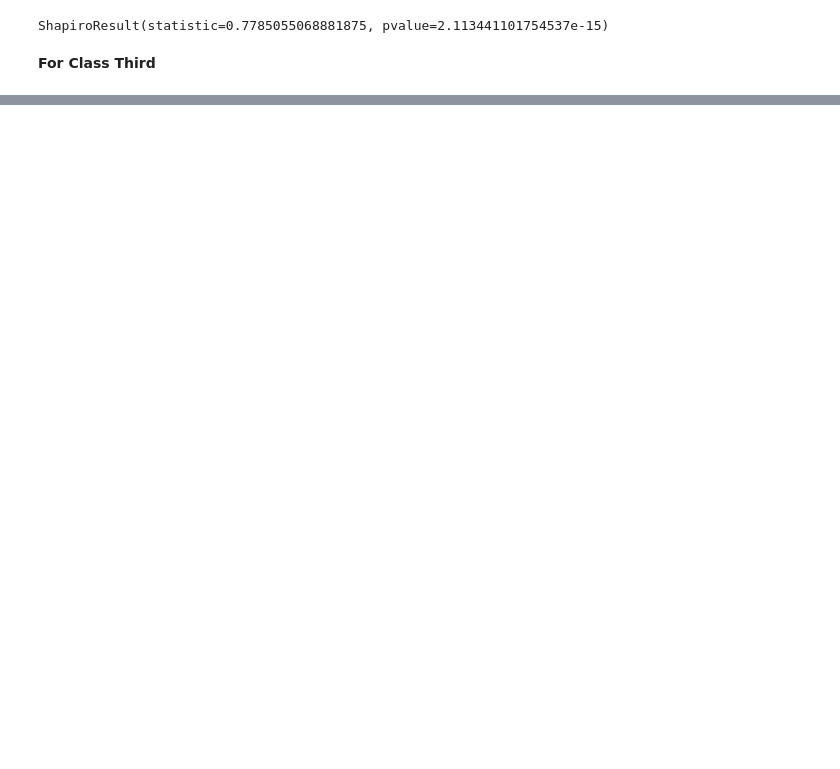
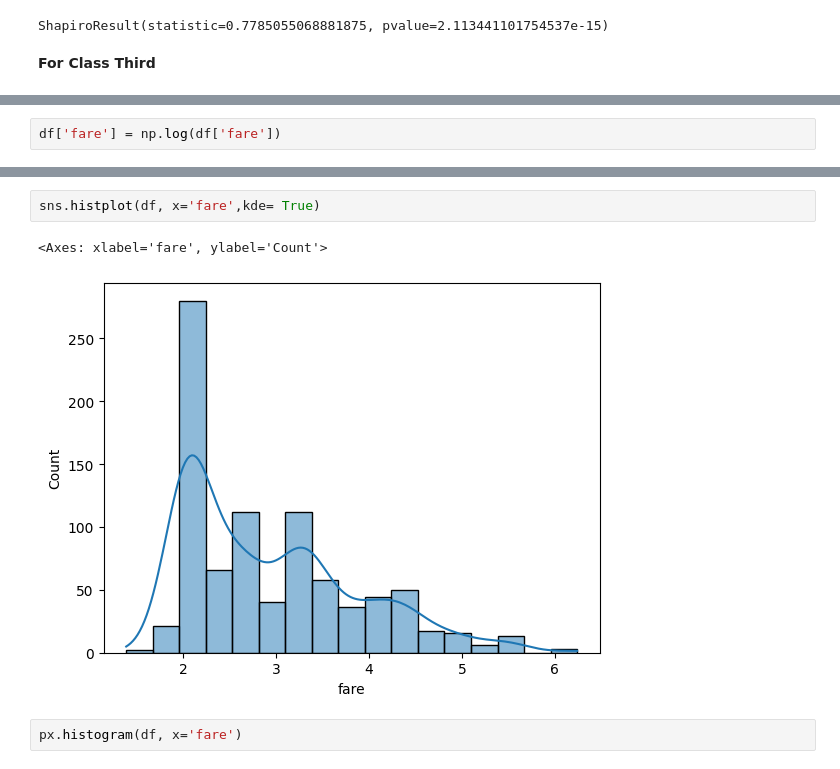
Before and after one commit to shaheeralics/Python-Ka-Chilla-by-Farooq-Shah, a Jupyter notebook: random-day/tests.ipynb, the cells around one changed output, grey strips where cells are left out. Saved outputs shown, nothing was run; the diff lists cells and outputs as text; blank space fills up the shorter version.

```diff
--- a/random-day/tests.ipynb
+++ b/random-day/tests.ipynb
@@ -173,0 +253,2 @@ ShapiroResult(statistic=0.6183852077353742, pvalue=1.5994737003198227e-31)
+# %%
+df['fare'] = np.log(df['fare'])
@@ -173,0 +268,7 @@ ShapiroResult(statistic=0.6183852077353742, pvalue=1.5994737003198227e-31)
+# %%
+sns.histplot(df, x='fare',kde= True)
+# %% [output]
+<Axes: xlabel='fare', ylabel='Count'>
+[figure, added]
+# %%
+px.histogram(df, x='fare')
```
Also changed, not shown: parts of 12 cells of this notebook, 3 other files.
